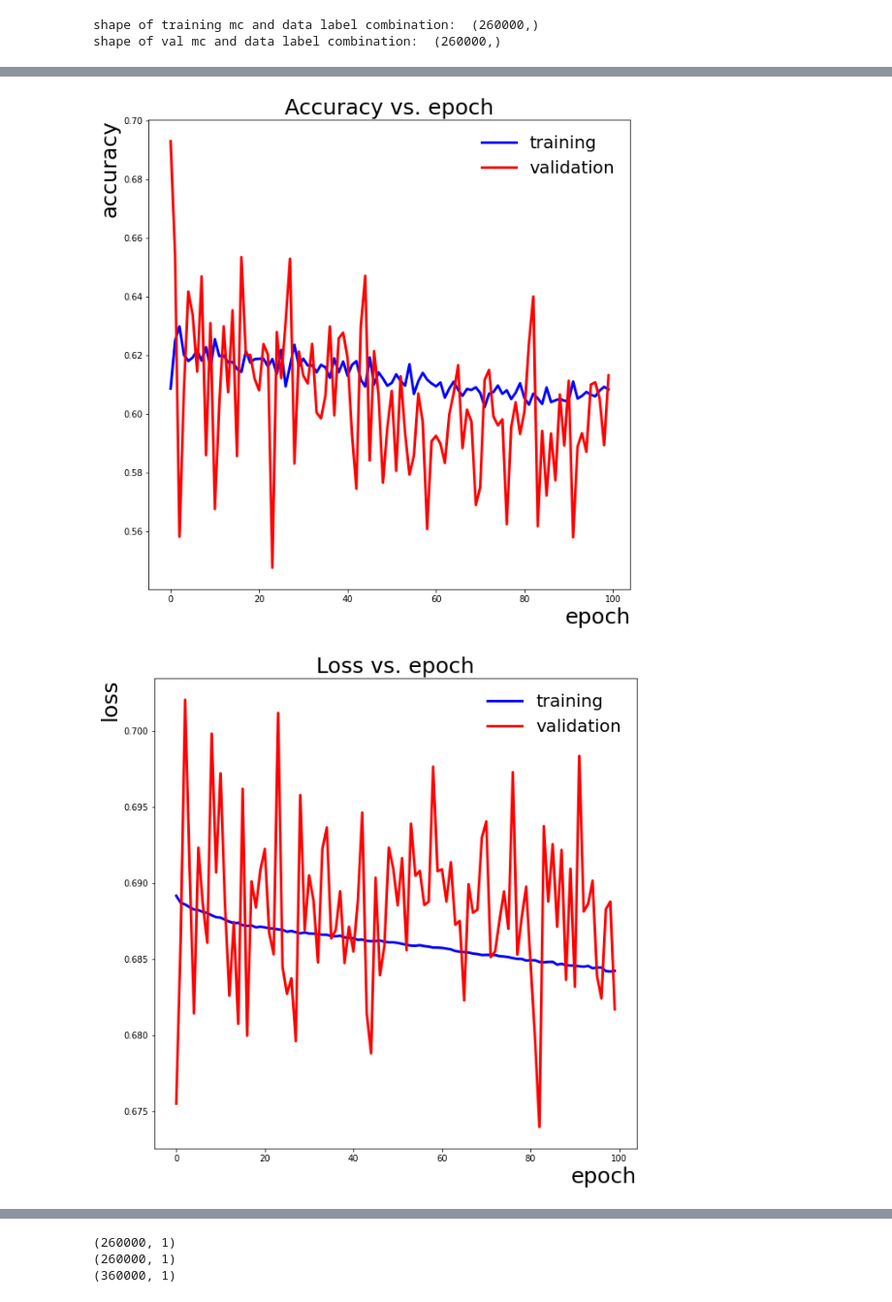
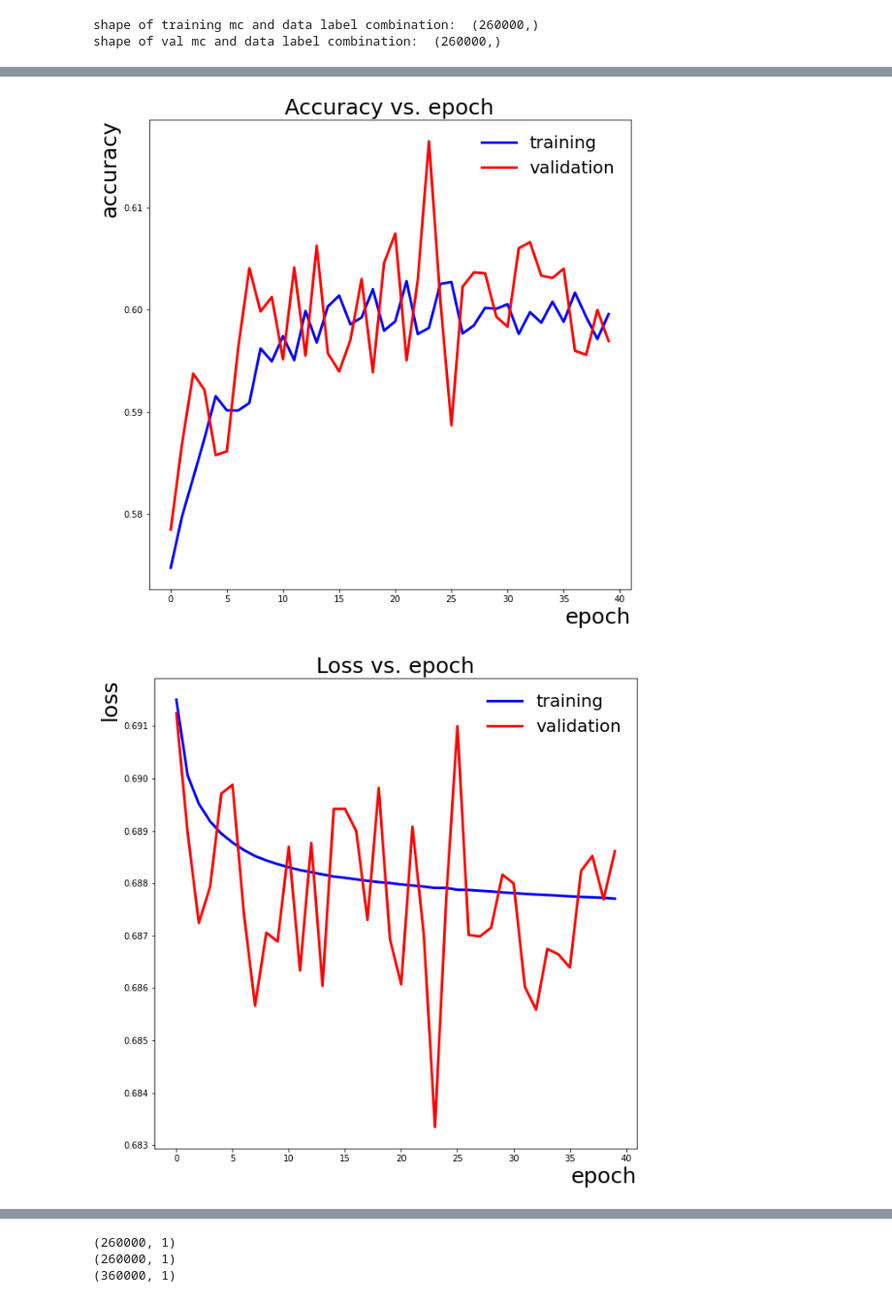
Before and after one commit to alig146/cVAE-SVJ, a Jupyter notebook: Classifier/LHCORD2020_cBVAE_classification_6varInput_4varTrain.ipynb, the cells around one changed output, grey strips where cells are left out. Shown at 97% size. Saved outputs shown, nothing was run; the diff lists cells and outputs as text; code cells hidden in the pictures.

```diff
--- a/Classifier/LHCORD2020_cBVAE_classification_6varInput_4varTrain.ipynb
+++ b/Classifier/LHCORD2020_cBVAE_classification_6varInput_4varTrain.ipynb
@@ -143,13 +153,13 @@ Non-trainable params: 0
 _________________________________________________________________
 # %%
 history = tf.keras.callbacks.History()
-num_epoch=100
+num_epoch=40
 batch_size=128
 class_weights = class_weight.compute_class_weight('balanced',np.unique(y_train_mc_and_gen),y_train_mc_and_gen)
 class_weights_dict = dict(enumerate(class_weights))
 
 class CustomSaver(callbacks.Callback):
     def on_epoch_end(self, epoch, logs={}):
-        self.model.save("classifier_cbvae_6varInput_4varTrain/model_cbvae_4var_epoch{}.h5".format(epoch))
+        self.model.save("/global/u2/a/agarabag/LHCO2020-cVAE/classifier_cbvae_6varInput_4varTrain/model_cbvae_4var_epoch{}.h5".format(epoch))
 
 saver = CustomSaver()
@@ -186,37 +283,39 @@ Accuracy of training and validating
 """
 fig1, ax1 = plt.subplots(1,1, figsize=(10,10))
 
-plt.plot(np.arange(0,num_epoch), history.history['acc'], label='training',c='blue',linewidth = 3)
-plt.plot(np.arange(0,num_epoch), history.history['val_acc'], label='validation',c='red',linewidth = 3)
+# plt.plot(np.arange(0,num_epoch), history.history['acc'], label='training',c='blue',linewidth = 3)
+# plt.plot(np.arange(0,num_epoch), history.history['val_acc'], label='validation',c='red',linewidth = 3)
+plt.plot(history.history['acc'], label='training',c='blue',linewidth = 3)
+plt.plot(history.history['val_acc'], label='validation',c='red',linewidth = 3)
 
 plt.title("Accuracy vs. epoch", fontsize=25)
 
 ax1.set_ylabel('accuracy', fontsize=25,horizontalalignment='right',y=1)
 ax1.set_xlabel('epoch', fontsize=25,horizontalalignment='right',x=1)
 plt.legend(loc='best', prop={'size':20}, edgecolor = "w",fancybox=False, framealpha=0)
 
 plt.show()
 
 
 """
 Loss of training and validating
 """
 
 fig2, ax2 = plt.subplots(1,1, figsize=(10,10))
 
 plt.plot(np.arange(0,num_epoch), history.history['loss'], label='training',c='blue',linewidth = 3)
 plt.plot(np.arange(0,num_epoch), history.history['val_loss'], label='validation',c='red',linewidth = 3)
 
 plt.title("Loss vs. epoch", fontsize=25)
 
 ax2.set_ylabel('loss', fontsize=25,horizontalalignment='right',y=1)
 ax2.set_xlabel('epoch', fontsize=25,horizontalalignment='right',x=1)
 plt.legend(loc='best', prop={'size':20}, edgecolor = "w",fancybox=False, framealpha=0)
 
 plt.show()
 # %% [output]
-[figure, old version]
+[figure, new version]
-[figure, old version]
+[figure, new version]
 # %%
 num_models = 10
 idx_best_models = np.argpartition(history.history['val_loss'], num_models)[:num_models]
```
Also changed, not shown: parts of 18 cells of this notebook, 16 other files.
